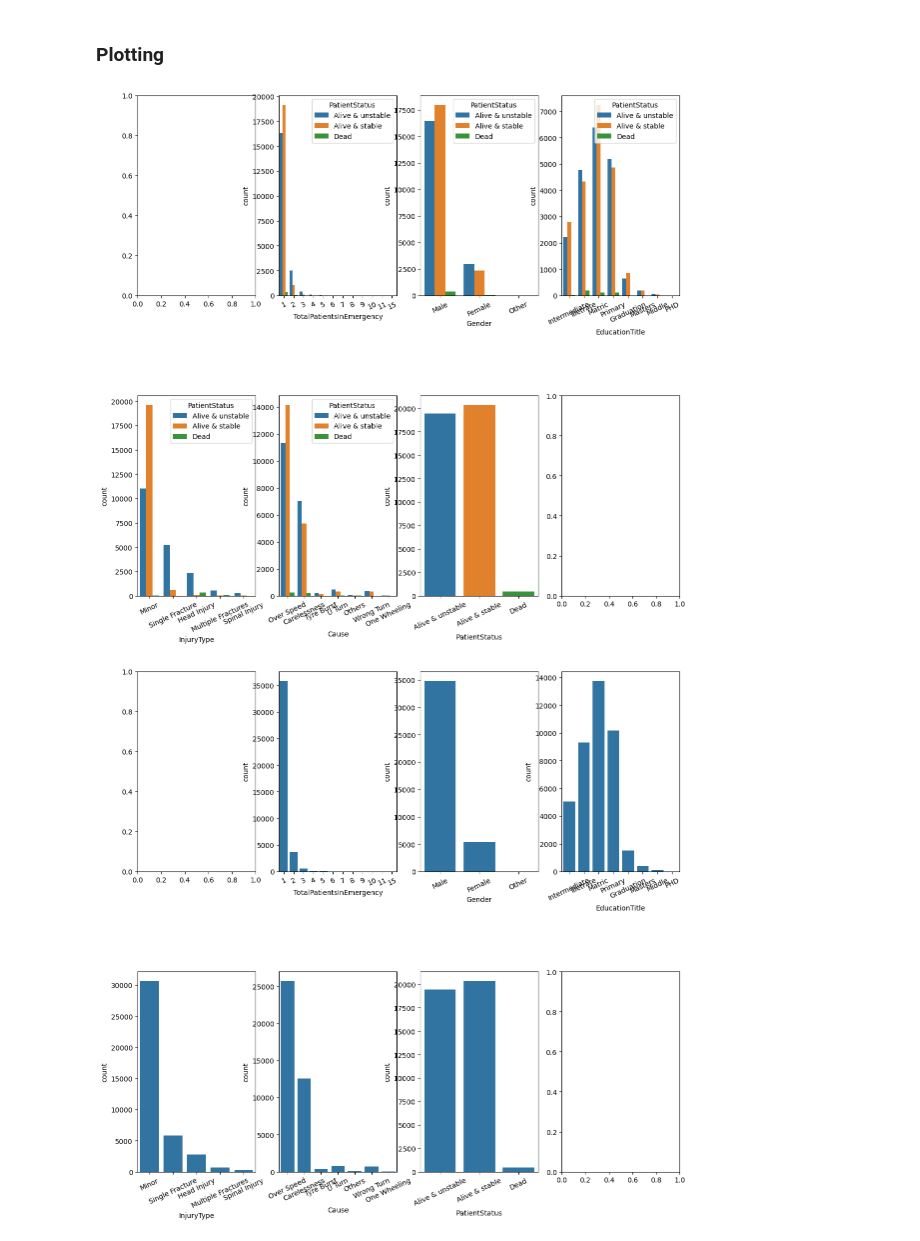
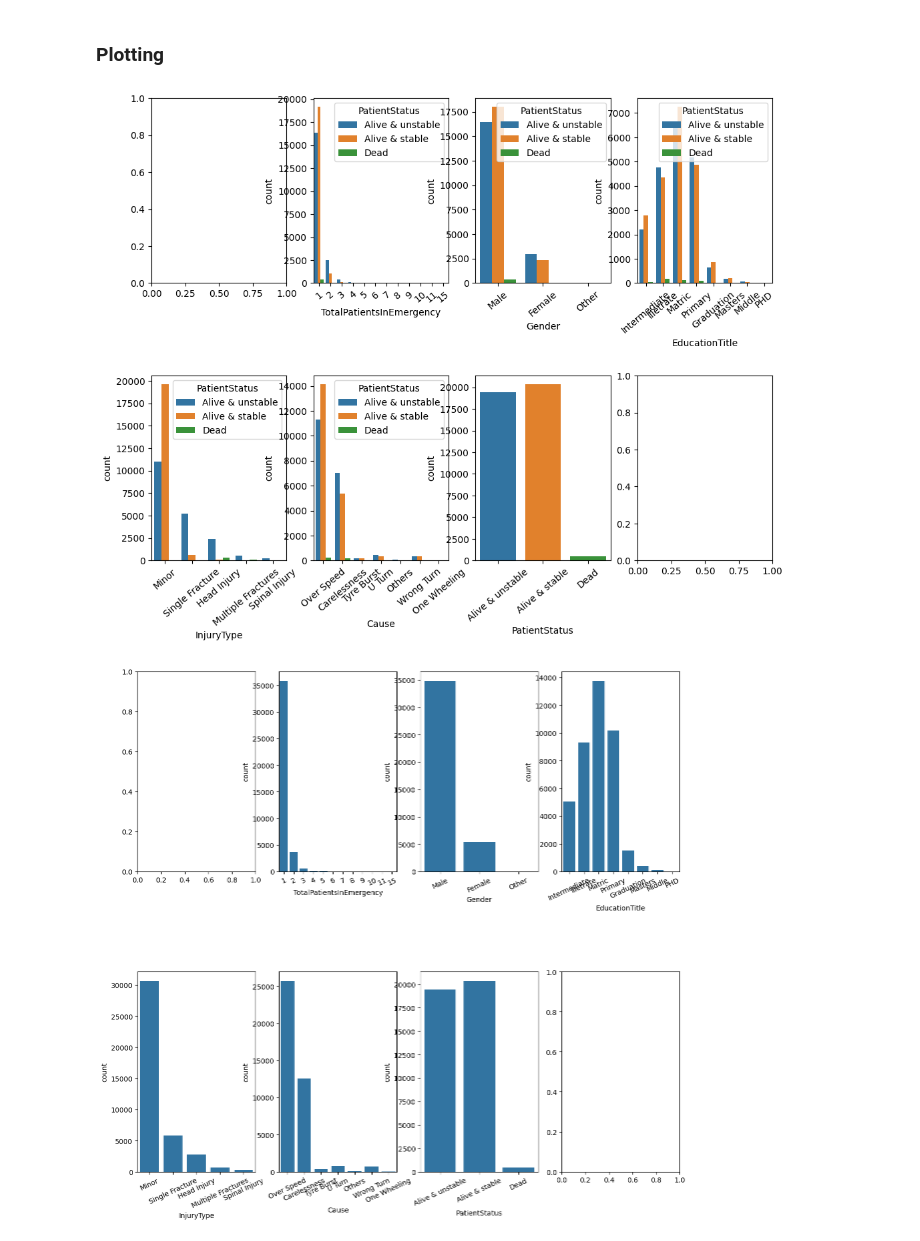
Before and after one commit to Sibgat-Ul/Road_Accidents_Pakistan_Prediction, a Jupyter notebook: toonsquad_445_7_assignment_2.ipynb, the cells around one changed output. Drawn from its saved outputs; the diff is of its cells as text; code cells hidden in the pictures.

```diff
--- a/toonsquad_445_7_assignment_2.ipynb
+++ b/toonsquad_445_7_assignment_2.ipynb
@@ -218,26 +251,26 @@ num_cols = get_num_cols(rta_dataset)
 # %% [markdown]
 ### Plotting
 # %%
-fig, axes = plt.subplots(nrows=2, ncols=4, figsize=(14, 13))
+fig, axes = plt.subplots(nrows=2, ncols=4, figsize=(12, 9))
 plt.subplots_adjust(hspace=.5)
 
 r, c = 0, 0
 
 for col in filtered_cols:
     if col in cat_cols:
         plot = sns.countplot(data=rta_dataset, x=rta_dataset[col], hue='PatientStatus', ax=axes[r, c])
-        plot.set_xticklabels(plot.get_xticklabels(), rotation=25)
+        plot.set_xticklabels(plot.get_xticklabels(), rotation=40)
 
     if c < 3:
         c = c + 1
     else:
         c = 0
         if r < 1:
             r = r + 1
 
 plt.show()
 # %% [output]
-[figure, old version]
+[figure, new version]
 # %%
 fig, axes = plt.subplots(nrows=2, ncols=4, figsize=(14, 13))
 plt.subplots_adjust(hspace=.5)
```
Also changed, not shown: parts of 22 cells of this notebook.
